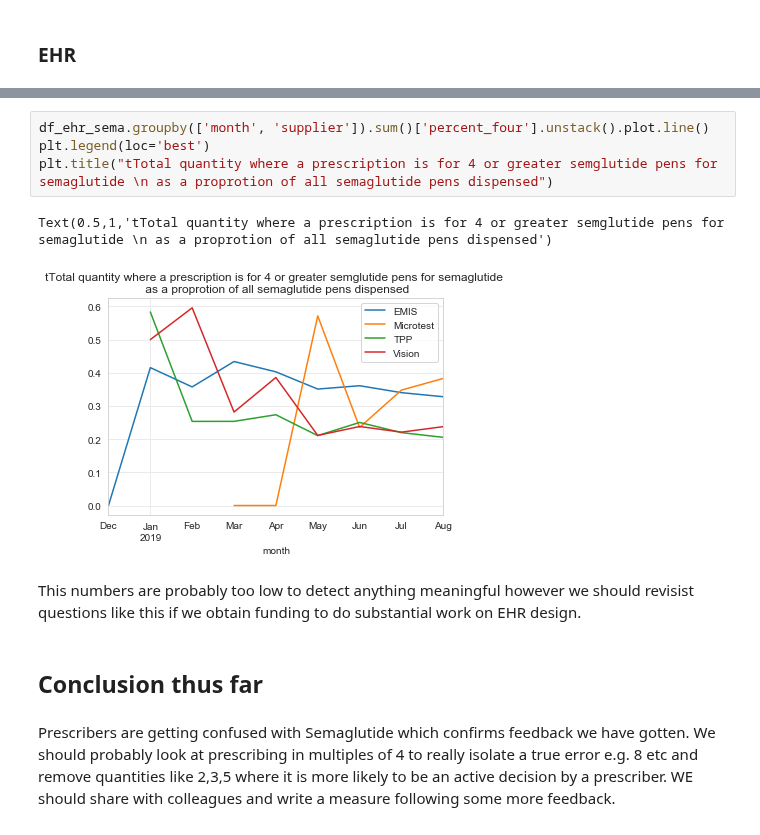
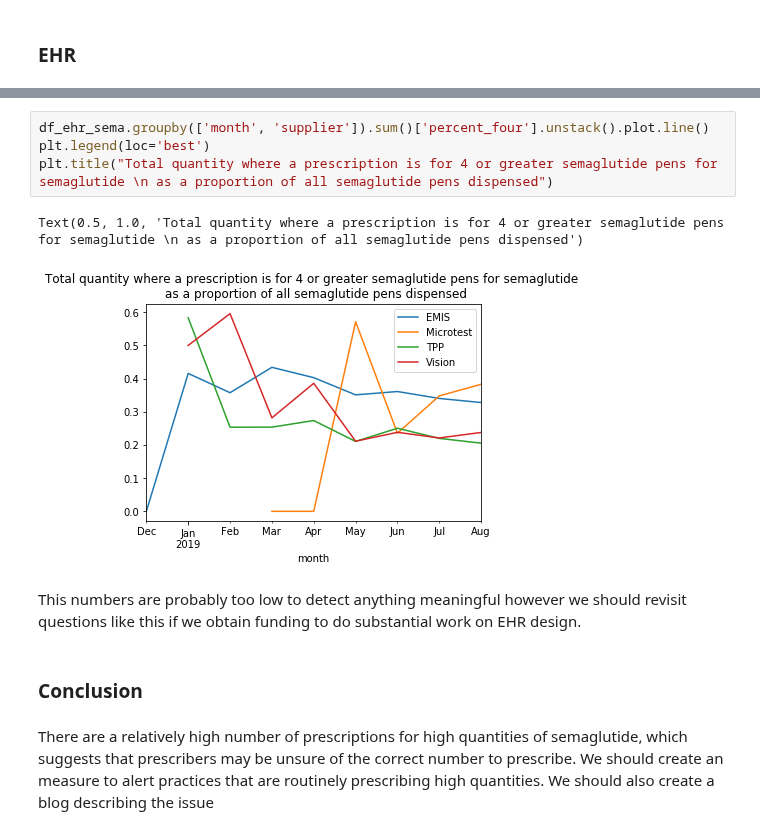
Before and after one commit to ebmdatalab/jupyter-notebooks, a Jupyter notebook: measures_by_software/Draft ideas/Diabetes - Semaglutide/Semaglutide Quantity Draft.ipynb, the cells around one changed output, grey strips where cells are left out. Drawn from its saved outputs; the diff is of its cells as text.

```diff
--- a/measures_by_software/Draft ideas/Diabetes - Semaglutide/Semaglutide Quantity Draft.ipynb
+++ b/measures_by_software/Draft ideas/Diabetes - Semaglutide/Semaglutide Quantity Draft.ipynb
@@ -158,13 +228,13 @@ Text(0.5,1,'total semaglutide pens per EHR vendor')
 # %%
 df_ehr_sema.groupby(['month', 'supplier']).sum()['percent_four'].unstack().plot.line()
 plt.legend(loc='best')
-plt.title("tTotal quantity where a prescription is for 4 or greater semglutide pens for semaglutide \n as a proprotion of all semaglutide pens dispensed")
+plt.title("Total quantity where a prescription is for 4 or greater semaglutide pens for semaglutide \n as a proportion of all semaglutide pens dispensed")
 # %% [output]
-Text(0.5,1,'tTotal quantity where a prescription is for 4 or greater semglutide pens for semaglutide \n as a proprotion of all semaglutide pens dispensed')
+Text(0.5, 1.0, 'Total quantity where a prescription is for 4 or greater semaglutide pens for semaglutide \n as a proportion of all semaglutide pens dispensed')
-[figure, old version]
+[figure, new version]
 # %% [markdown]
-This numbers are probably too low to detect anything meaningful however we should revisist questions like this if we obtain funding to do substantial work on EHR design.
+This numbers are probably too low to detect anything meaningful however we should revisit questions like this if we obtain funding to do substantial work on EHR design.
 # %% [markdown]
-## Conclusion thus far
+### Conclusion
-# %% [markdown]
-Prescribers are getting confused with Semaglutide which confirms feedback we have gotten. We should probably look at prescribing in multiples of 4 to really isolate a true error e.g. 8 etc and remove quantities like 2,3,5 where it is more likely to be an active decision by a prescriber. WE should share with colleagues and write a measure following some more feedback.
+# %% [markdown]
+There are a relatively high number of prescriptions for high quantities of semaglutide, which suggests that prescribers may be unsure of the correct number to prescribe. We should create an measure to alert practices that are routinely prescribing high quantities.  We should also create a blog describing the issue
```
Also changed, not shown: parts of 14 cells of this notebook, 7 other files.
